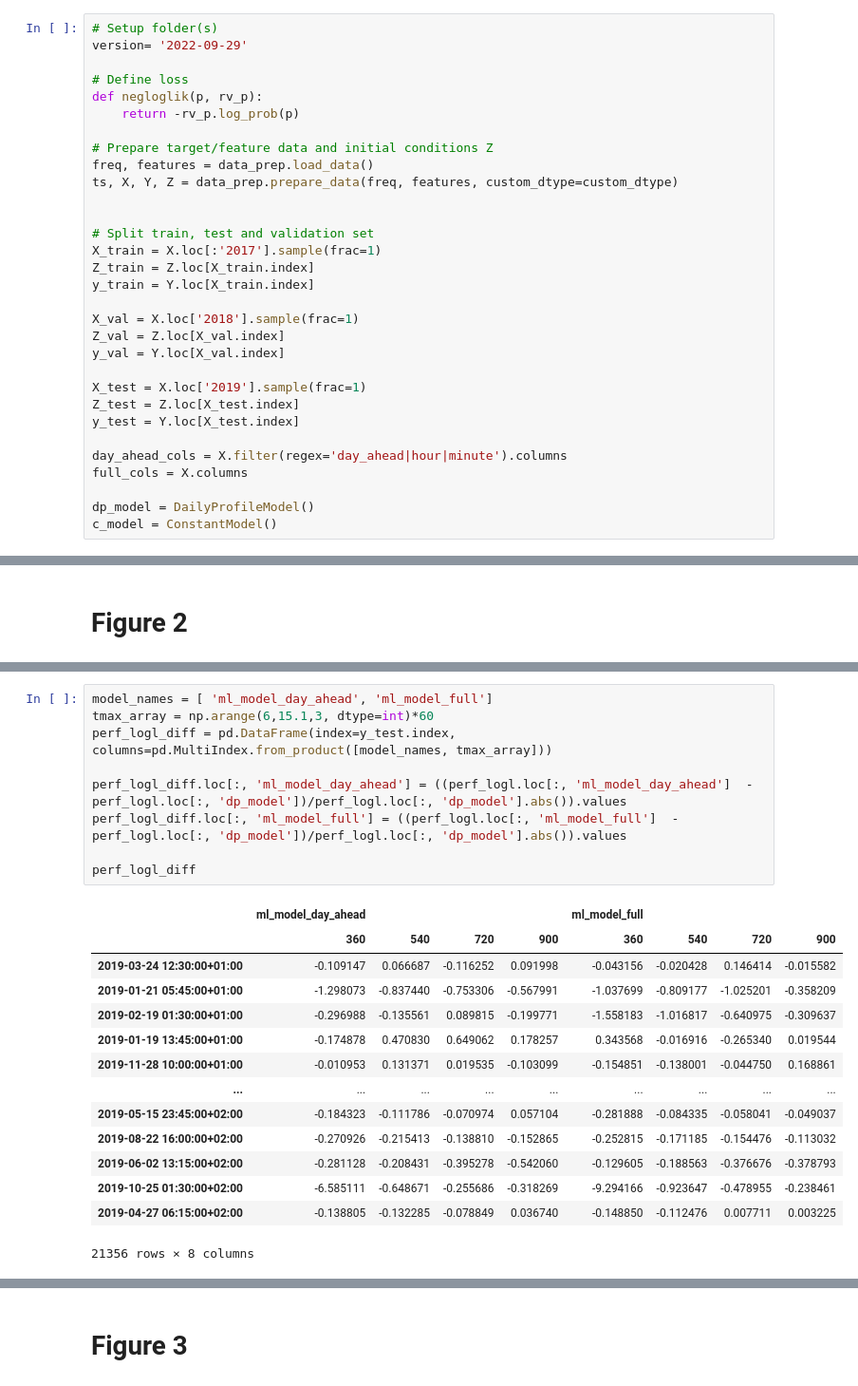
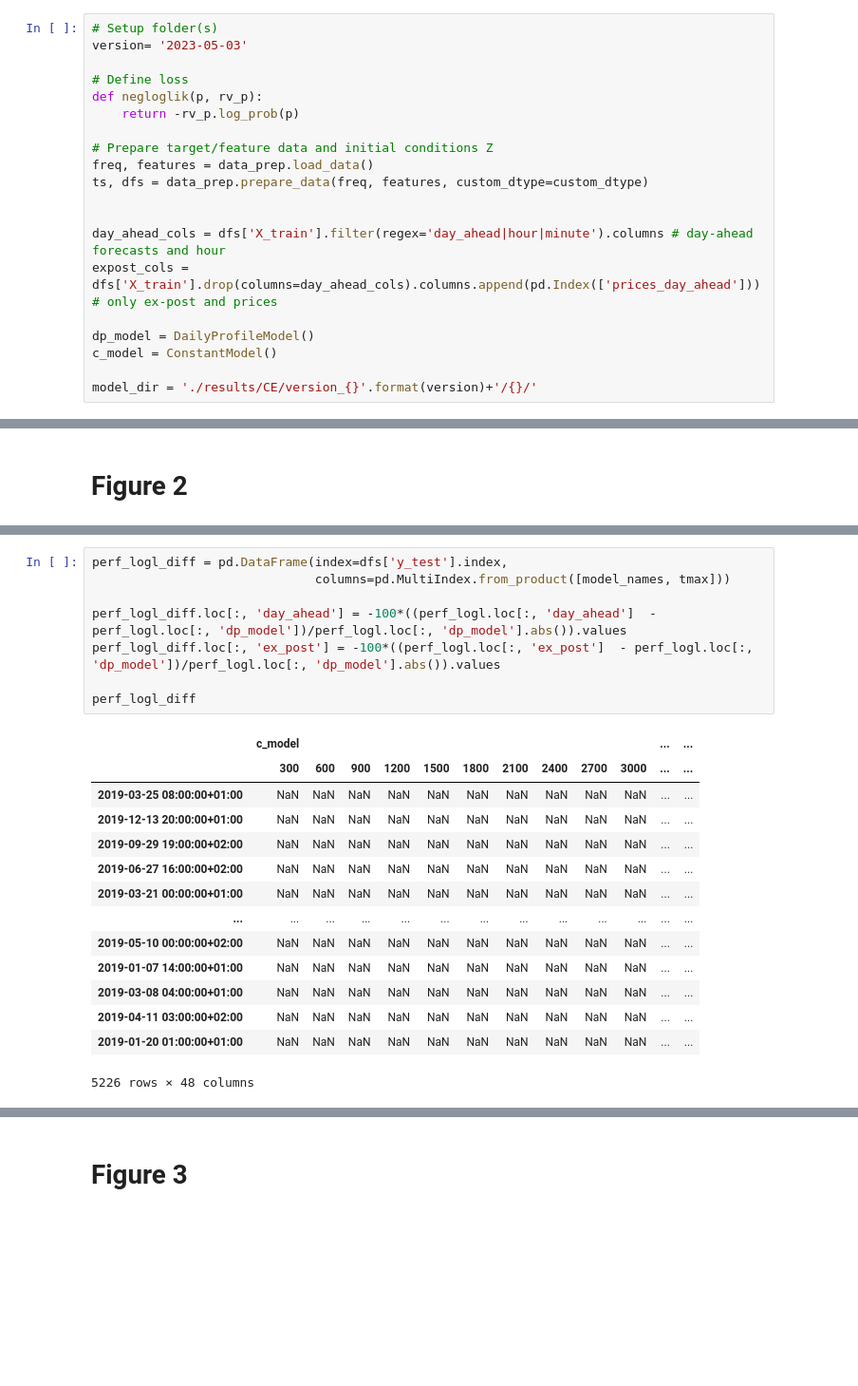
Before and after one commit to johkruse/PIML-for-grid-frequency-modelling, a Jupyter notebook: notebooks/paper_plots.ipynb, the cells around one changed output, grey strips where cells are left out. Shown at 95% size. Drawn from its saved outputs; the diff is of its cells as text; blank space fills up the shorter version.

```diff
--- a/notebooks/paper_plots.ipynb
+++ b/notebooks/paper_plots.ipynb
@@ -31,7 +30,7 @@ rc('text', usetex=True)
 # Setup
 # %%
 # Setup folder(s)
-version= '2022-09-29'
+version= '2023-05-03'
 
 # Define loss
 def negloglik(p, rv_p):
@@ -39,24 +38,13 @@ def negloglik(p, rv_p):
 
 # Prepare target/feature data and initial conditions Z
 freq, features = data_prep.load_data()
-ts, X, Y, Z = data_prep.prepare_data(freq, features, custom_dtype=custom_dtype)
+ts, dfs = data_prep.prepare_data(freq, features, custom_dtype=custom_dtype)
 
 
-# Split train, test and validation set
-X_train = X.loc[:'2017'].sample(frac=1)
-Z_train = Z.loc[X_train.index]
-y_train = Y.loc[X_train.index]
-
-X_val = X.loc['2018'].sample(frac=1)
-Z_val = Z.loc[X_val.index]
-y_val = Y.loc[X_val.index]
-
-X_test = X.loc['2019'].sample(frac=1)
-Z_test = Z.loc[X_test.index]
-y_test = Y.loc[X_test.index]
-
-day_ahead_cols = X.filter(regex='day_ahead|hour|minute').columns
-full_cols = X.columns
+day_ahead_cols = dfs['X_train'].filter(regex='day_ahead|hour|minute').columns # day-ahead forecasts and hour
+expost_cols = dfs['X_train'].drop(columns=day_ahead_cols).columns.append(pd.Index(['prices_day_ahead'])) # only ex-post and prices
 
 dp_model = DailyProfileModel()
 c_model = ConstantModel()
+
+model_dir = './results/CE/version_{}'.format(version)+'/{}/'
@@ -355,25 +309,24 @@ INFO:tensorflow:Reloading Tuner from ./results/CE/version_2022-09-29/day_ahead/9
 # %%
-model_names = [ 'ml_model_day_ahead', 'ml_model_full']
-tmax_array = np.arange(6,15.1,3, dtype=int)*60
-perf_logl_diff = pd.DataFrame(index=y_test.index, columns=pd.MultiIndex.from_product([model_names, tmax_array]))
+perf_logl_diff = pd.DataFrame(index=dfs['y_test'].index,
+                              columns=pd.MultiIndex.from_product([model_names, tmax]))
 
-perf_logl_diff.loc[:, 'ml_model_day_ahead'] = ((perf_logl.loc[:, 'ml_model_day_ahead']  - perf_logl.loc[:, 'dp_model'])/perf_logl.loc[:, 'dp_model'].abs()).values
-perf_logl_diff.loc[:, 'ml_model_full'] = ((perf_logl.loc[:, 'ml_model_full']  - perf_logl.loc[:, 'dp_model'])/perf_logl.loc[:, 'dp_model'].abs()).values
+perf_logl_diff.loc[:, 'day_ahead'] = -100*((perf_logl.loc[:, 'day_ahead']  - perf_logl.loc[:, 'dp_model'])/perf_logl.loc[:, 'dp_model'].abs()).values
+perf_logl_diff.loc[:, 'ex_post'] = -100*((perf_logl.loc[:, 'ex_post']  - perf_logl.loc[:, 'dp_model'])/perf_logl.loc[:, 'dp_model'].abs()).values
 
 perf_logl_diff
 # %% [output]
-|  | ml_model_day_ahead |  |  |  | ml_model_full |  |  |  |
-|  | 360 | 540 | 720 | 900 | 360 | 540 | 720 | 900 |
-| 2019-03-24 12:30:00+01:00 | -0.109147 | 0.066687 | -0.116252 | 0.091998 | -0.043156 | -0.020428 | 0.146414 | -0.015582 |
-| 2019-01-21 05:45:00+01:00 | -1.298073 | -0.837440 | -0.753306 | -0.567991 | -1.037699 | -0.809177 | -1.025201 | -0.358209 |
-| 2019-02-19 01:30:00+01:00 | -0.296988 | -0.135561 | 0.089815 | -0.199771 | -1.558183 | -1.016817 | -0.640975 | -0.309637 |
-| 2019-01-19 13:45:00+01:00 | -0.174878 | 0.470830 | 0.649062 | 0.178257 | 0.343568 | -0.016916 | -0.265340 | 0.019544 |
-| 2019-11-28 10:00:00+01:00 | -0.010953 | 0.131371 | 0.019535 | -0.103099 | -0.154851 | -0.138001 | -0.044750 | 0.168861 |
-| ... | ... | ... | ... | ... | ... | ... | ... | ... |
-| 2019-05-15 23:45:00+02:00 | -0.184323 | -0.111786 | -0.070974 | 0.057104 | -0.281888 | -0.084335 | -0.058041 | -0.049037 |
-| 2019-08-22 16:00:00+02:00 | -0.270926 | -0.215413 | -0.138810 | -0.152865 | -0.252815 | -0.171185 | -0.154476 | -0.113032 |
-| 2019-06-02 13:15:00+02:00 | -0.281128 | -0.208431 | -0.395278 | -0.542060 | -0.129605 | -0.188563 | -0.376676 | -0.378793 |
-| 2019-10-25 01:30:00+02:00 | -6.585111 | -0.648671 | -0.255686 | -0.318269 | -9.294166 | -0.923647 | -0.478955 | -0.238461 |
-| 2019-04-27 06:15:00+02:00 | -0.138805 | -0.132285 | -0.078849 | 0.036740 | -0.148850 | -0.112476 | 0.007711 | 0.003225 |
+|  | c_model |  |  |  |  |  |  |  |  |  | ... | ... |
+|  | 300 | 600 | 900 | 1200 | 1500 | 1800 | 2100 | 2400 | 2700 | 3000 | ... | ... |
+| 2019-03-25 08:00:00+01:00 | NaN | NaN | NaN | NaN | NaN | NaN | NaN | NaN | NaN | NaN | ... | ... |
+| 2019-12-13 20:00:00+01:00 | NaN | NaN | NaN | NaN | NaN | NaN | NaN | NaN | NaN | NaN | ... | ... |
+| 2019-09-29 19:00:00+02:00 | NaN | NaN | NaN | NaN | NaN | NaN | NaN | NaN | NaN | NaN | ... | ... |
+| 2019-06-27 16:00:00+02:00 | NaN | NaN | NaN | NaN | NaN | NaN | NaN | NaN | NaN | NaN | ... | ... |
+| 2019-03-21 00:00:00+01:00 | NaN | NaN | NaN | NaN | NaN | NaN | NaN | NaN | NaN | NaN | ... | ... |
+| ... | ... | ... | ... | ... | ... | ... | ... | ... | ... | ... | ... | ... |
+| 2019-05-10 00:00:00+02:00 | NaN | NaN | NaN | NaN | NaN | NaN | NaN | NaN | NaN | NaN | ... | ... |
+| 2019-01-07 14:00:00+01:00 | NaN | NaN | NaN | NaN | NaN | NaN | NaN | NaN | NaN | NaN | ... | ... |
+| 2019-03-08 04:00:00+01:00 | NaN | NaN | NaN | NaN | NaN | NaN | NaN | NaN | NaN | NaN | ... | ... |
+| 2019-04-11 03:00:00+02:00 | NaN | NaN | NaN | NaN | NaN | NaN | NaN | NaN | NaN | NaN | ... | ... |
+| 2019-01-20 01:00:00+01:00 | NaN | NaN | NaN | NaN | NaN | NaN | NaN | NaN | NaN | NaN | ... | ... |
-21356 rows × 8 columns
+5226 rows × 48 columns
 # %%
```
Also changed, not shown: parts of 26 cells of this notebook, 15 other files.
